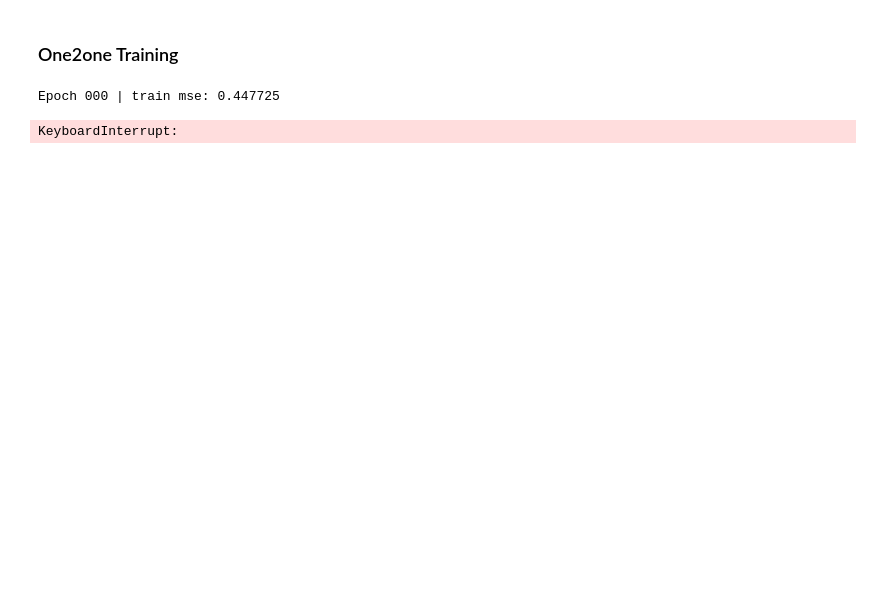
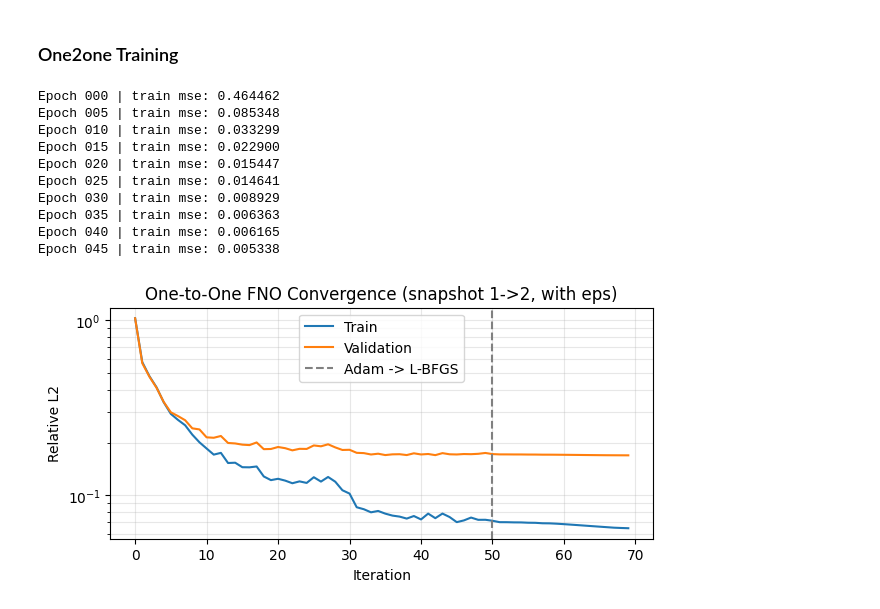
Before and after one commit to TiborCornelli/ML_Projects, a Jupyter notebook: WavePropagation/FNO_EM.ipynb, the cells around one changed output. Cells and saved outputs as stored; diff of their text form; code cells hidden in the pictures; blank space fills up the shorter version.

Commit message:
Trained & cleaned

```diff
--- a/WavePropagation/FNO_EM.ipynb
+++ b/WavePropagation/FNO_EM.ipynb
@@ -350,7 +350,7 @@ modes = 16
 width = 64
 hidden_layers = 4
 learning_rate = 4e-3
-epochs = 120
+epochs = 50
 step_size = 30
 gamma = 0.7
 batch_size = 20
@@ -396,35 +396,44 @@ if model_path_one2one.exists():
     model_path_one2one.unlink()
 
 h_train, h_val = fit(
     fno,
     optimizer_adam,
     optimizer_lbfgs,
     scheduler,
     loss_fn,
     train_ds,
     val_ds,
     epochs,
     batch_size,
 )
 torch.save(
     {
         "model_state_dict": fno.state_dict(),
         "history_train": h_train,
         "history_val": h_val,
         "x_field_mu": float(x_field_mu.detach().cpu().item()),
         "x_field_std": float(x_field_std.detach().cpu().item()),
         "res_mu": float(res_mu.detach().cpu().item()),
         "res_std": float(res_std.detach().cpu().item()),
         "input_idx": int(INPUT_IDX),
         "target_idx": int(TARGET_IDX),
         "channels": int(channels),
     },
     model_path_one2one,
 )
 plot_histories(h_train, h_val, epochs, title=f"One-to-One FNO Convergence (snapshot {INPUT_IDX}->{TARGET_IDX}, with eps)")
 # %% [output]
-Epoch 000 | train mse: 0.447725
+Epoch 000 | train mse: 0.464462
+Epoch 005 | train mse: 0.085348
+Epoch 010 | train mse: 0.033299
+Epoch 015 | train mse: 0.022900
+Epoch 020 | train mse: 0.015447
+Epoch 025 | train mse: 0.014641
+Epoch 030 | train mse: 0.008929
+Epoch 035 | train mse: 0.006363
+Epoch 040 | train mse: 0.006165
+Epoch 045 | train mse: 0.005338
-KeyboardInterrupt:
+[figure, added]
 # %%
 sample_idx = 0
 
```
Also changed, not shown: parts of 10 cells of this notebook, 1 other file.
